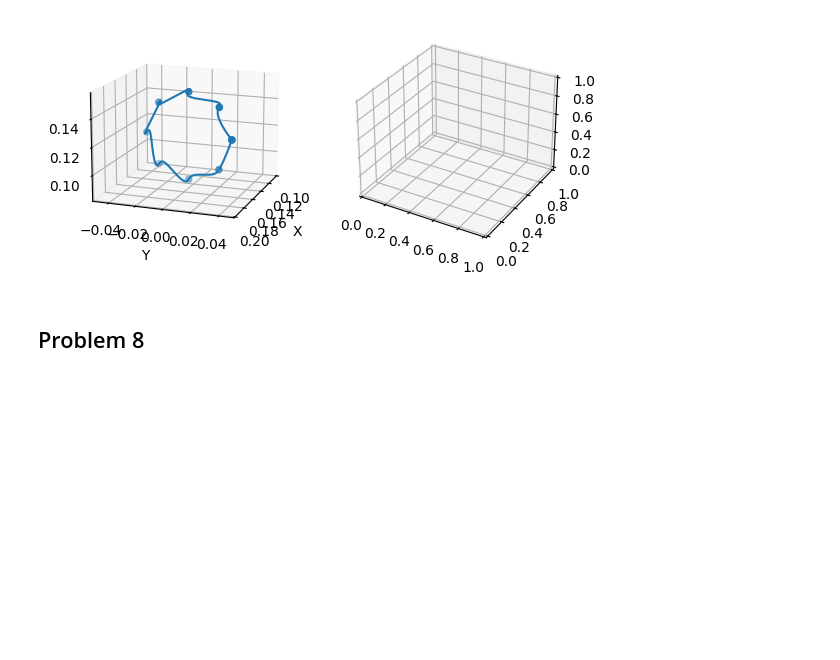
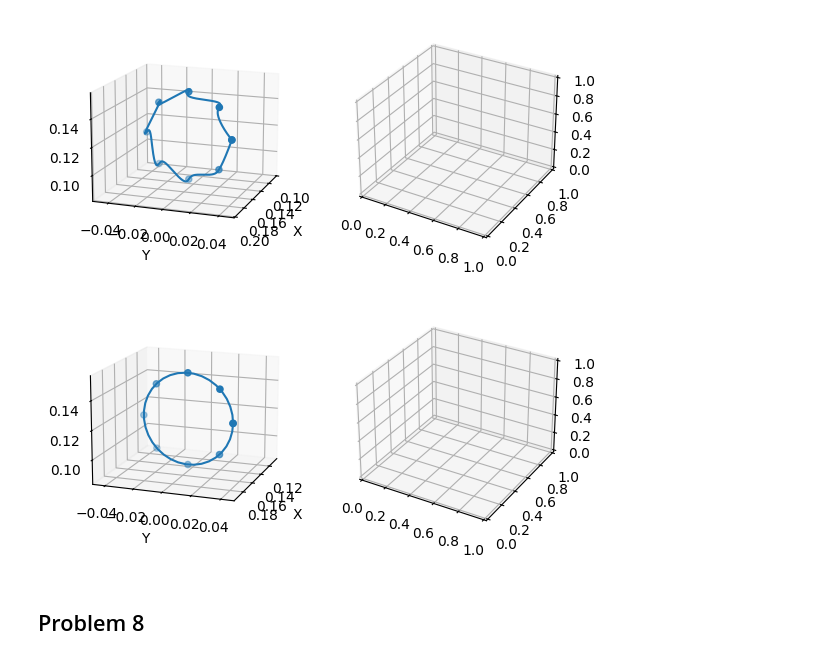
Before and after one commit to RaixSplitter/34753-Robotics-Project, a Jupyter notebook: notebooks/calculations.ipynb, the cells around one changed output. Saved outputs shown, nothing was run; the diff lists cells and outputs as text; code cells hidden in the pictures; blank space fills up the shorter version.

```diff
--- a/notebooks/calculations.ipynb
+++ b/notebooks/calculations.ipynb
@@ -393,6 +393,40 @@ axs[0].view_init(elev=15, azim=20, roll=0)
 plt.show()
 # %% [output]
 [figure]
+# %%
+points = []
+
+for phi in np.linspace(0, 2*np.pi, 36):
+    _theta_1, _theta_2, _theta_3, _theta_4 = inv_kinematics(*point_on_circle(phi), 0, dh_conv)
+
+
+    transform_matrix = sympy.lambdify((theta_1, theta_2, theta_3, theta_4), T['04'], 'sympy')
+
+    transform_matrix(_theta_1, _theta_2, _theta_3, _theta_4)
+
+    origin = np.array([0, 0, 0, 1])
+
+    joint_position = transform_matrix(_theta_1, _theta_2, _theta_3, _theta_4) @ origin
+
+    points.append(joint_position[:3])
+
+points = np.array(points).astype(np.float64)
+# %%
+x, y, z = points[:, 0], points[:, 1], points[:, 2]
+# %%
+fig, axs = plt.subplots(1, 2, subplot_kw={'projection': '3d'})
+# cols = ['red'] + ['green'] * (len(points)-2) + ['blue']
+axs[0].scatter(xp, yp, zp)
+# axs[0].scatter(y, z, c = cols)
+axs[0].plot(x, y, z)
+axs[0].set_xlabel('X')
+axs[0].set_ylabel('Y')
+axs[0].set_zlabel('Z')
+axs[0].axis('equal')
+axs[0].view_init(elev=15, azim=20, roll=0)
+plt.show()
+# %% [output]
+[figure, added]
 # %% [markdown]
 ## Problem 8
 # %%
```
Also changed, not shown: parts of 1 cell of this notebook.
